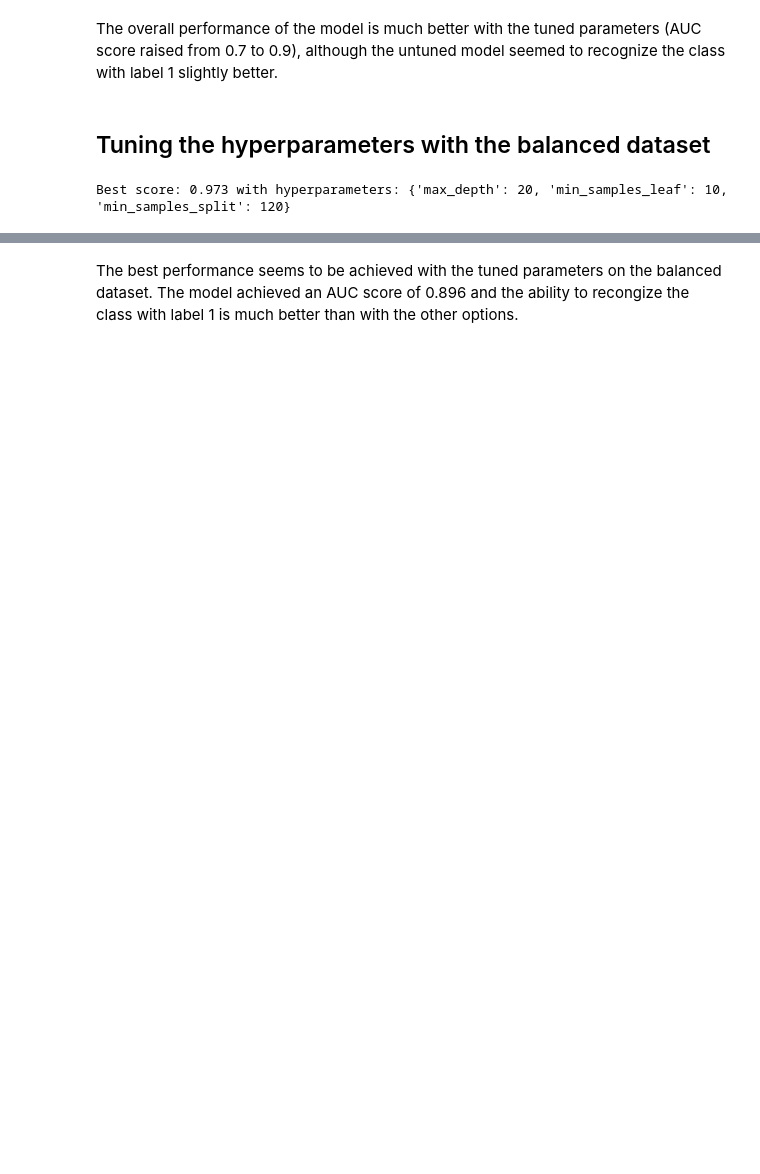
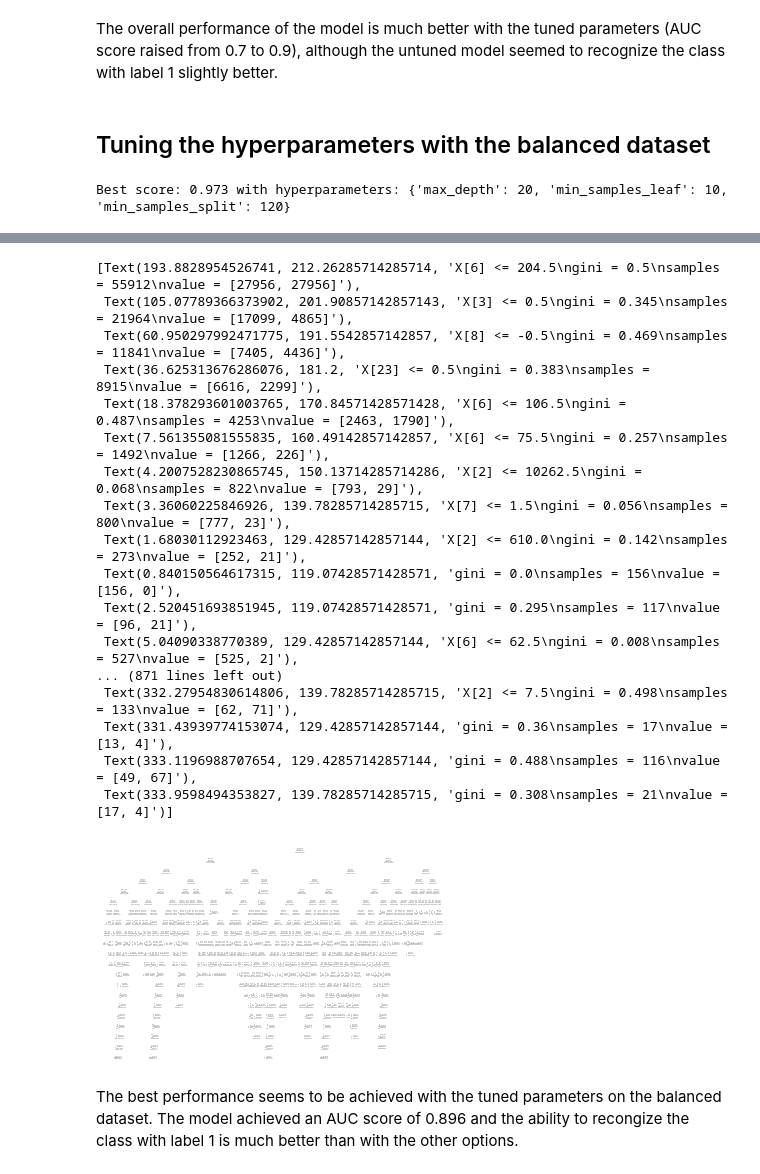
Before and after one commit to jphietala/bank-subscription-prediction, a Jupyter notebook: experiments/modeling_decision_tree.ipynb, the cells around one changed output, grey strips where cells are left out. Saved outputs shown, nothing was run; the diff lists cells and outputs as text; code cells hidden in the pictures; blank space fills up the shorter version.

```diff
--- a/experiments/modeling_decision_tree.ipynb
+++ b/experiments/modeling_decision_tree.ipynb
@@ -362,18 +382,38 @@ Best score: 0.973 with hyperparameters: {'max_depth': 20, 'min_samples_leaf': 10
 # %%
 # Testing model with tuned hyperparameters on validation set
 
 clf = tree.DecisionTreeClassifier(max_depth = 20,  min_samples_leaf = 10, min_samples_split = 120)
 clf = clf.fit(balanced_trainX, balanced_trainY)
 predY = clf.predict(validX)
 probs = clf.predict_proba(validX)
 
 
 cm = confusion_matrix(validY, predY)
 plot_confusion_matrix(cm, model_name='Decision Tree')
 
 plot_roc_curve(validY, probs, model_name='Decision Tree')
+
+tree.plot_tree(clf)
 # %% [output]
 [figure]
 [figure]
+[Text(193.8828954526741, 212.26285714285714, 'X[6] <= 204.5\ngini = 0.5\nsamples = 55912\nvalue = [27956, 27956]'),
+ Text(105.07789366373902, 201.90857142857143, 'X[3] <= 0.5\ngini = 0.345\nsamples = 21964\nvalue = [17099, 4865]'),
+ Text(60.950297992471775, 191.5542857142857, 'X[8] <= -0.5\ngini = 0.469\nsamples = 11841\nvalue = [7405, 4436]'),
+ Text(36.625313676286076, 181.2, 'X[23] <= 0.5\ngini = 0.383\nsamples = 8915\nvalue = [6616, 2299]'),
+ Text(18.378293601003765, 170.84571428571428, 'X[6] <= 106.5\ngini = 0.487\nsamples = 4253\nvalue = [2463, 1790]'),
+ Text(7.561355081555835, 160.49142857142857, 'X[6] <= 75.5\ngini = 0.257\nsamples = 1492\nvalue = [1266, 226]'),
+ Text(4.2007528230865745, 150.13714285714286, 'X[2] <= 10262.5\ngini = 0.068\nsamples = 822\nvalue = [793, 29]'),
+ Text(3.36060225846926, 139.78285714285715, 'X[7] <= 1.5\ngini = 0.056\nsamples = 800\nvalue = [777, 23]'),
+ Text(1.68030112923463, 129.42857142857144, 'X[2] <= 610.0\ngini = 0.142\nsamples = 273\nvalue = [252, 21]'),
+ Text(0.840150564617315, 119.07428571428571, 'gini = 0.0\nsamples = 156\nvalue = [156, 0]'),
+ Text(2.520451693851945, 119.07428571428571, 'gini = 0.295\nsamples = 117\nvalue = [96, 21]'),
+ Text(5.04090338770389, 129.42857142857144, 'X[6] <= 62.5\ngini = 0.008\nsamples = 527\nvalue = [525, 2]'),
+... (871 lines left out)
+ Text(332.27954830614806, 139.78285714285715, 'X[2] <= 7.5\ngini = 0.498\nsamples = 133\nvalue = [62, 71]'),
+ Text(331.43939774153074, 129.42857142857144, 'gini = 0.36\nsamples = 17\nvalue = [13, 4]'),
+ Text(333.1196988707654, 129.42857142857144, 'gini = 0.488\nsamples = 116\nvalue = [49, 67]'),
+ Text(333.9598494353827, 139.78285714285715, 'gini = 0.308\nsamples = 21\nvalue = [17, 4]')]
+[figure, added]
 # %% [markdown]
 The best performance seems to be achieved with the tuned parameters on the balanced dataset. The model achieved an AUC score of 0.896 and the ability to recongize the class with label 1 is much better than with the other options.
```
Also changed, not shown: parts of 4 cells of this notebook.
